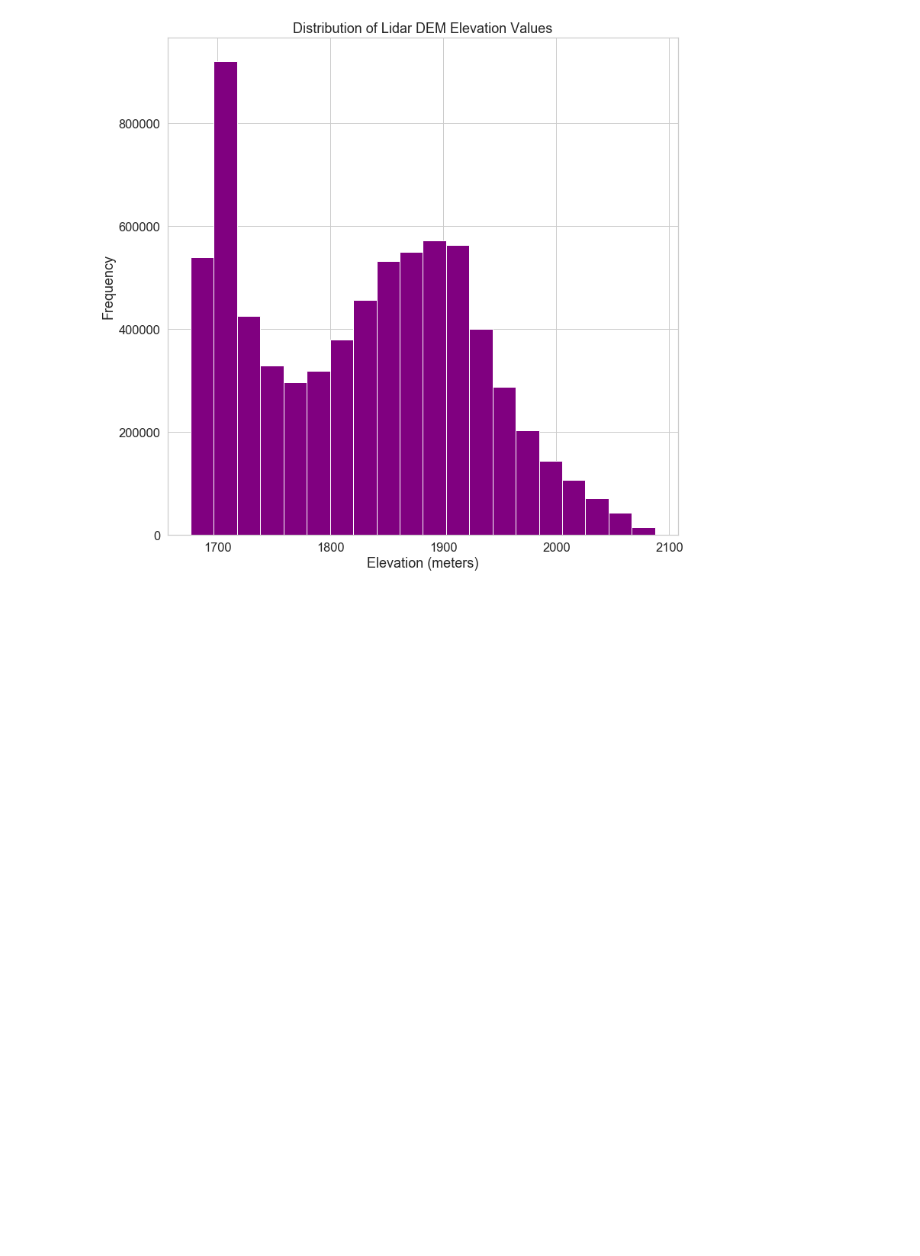
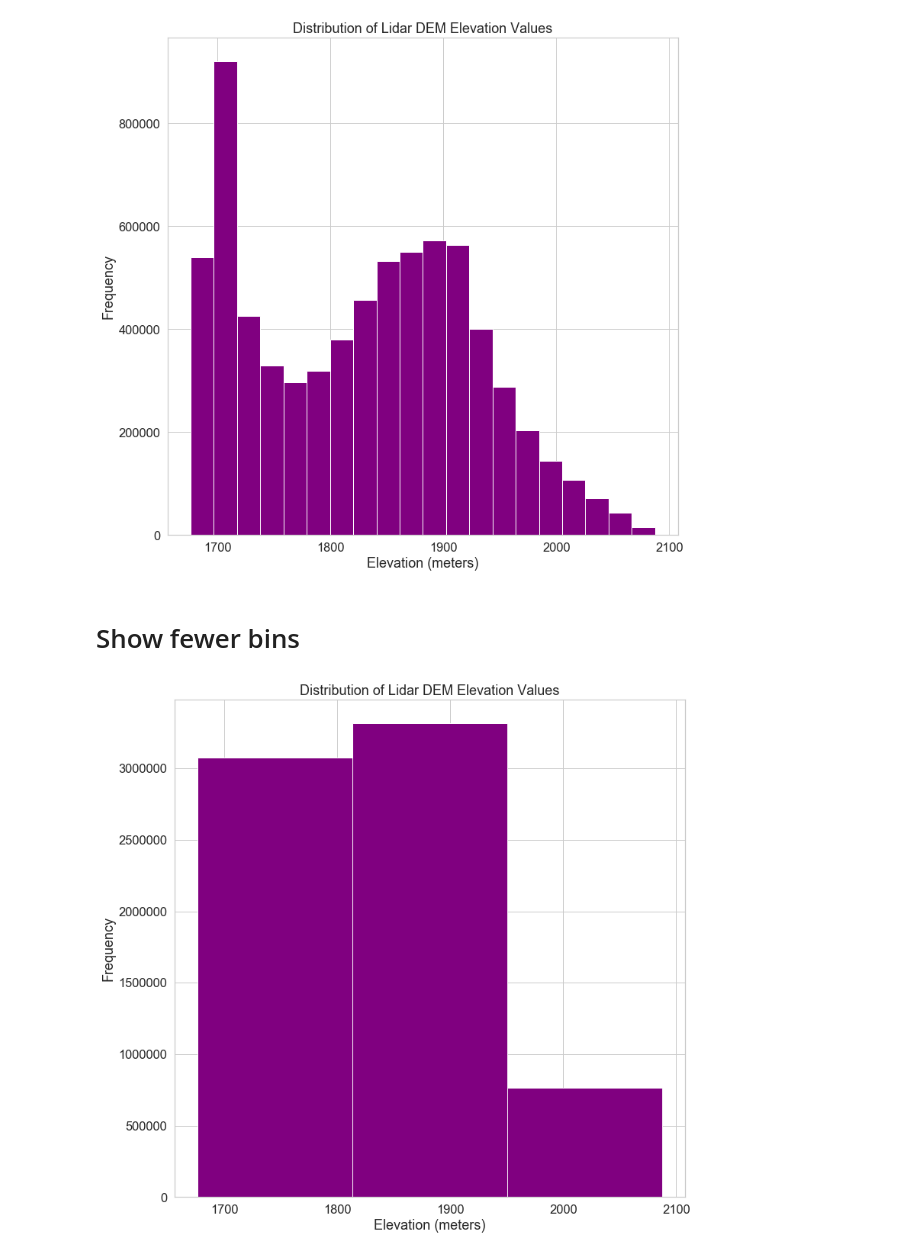
Before and after one commit to SeriousHyena/Colorado_Flood_geotif_Lesson, a Jupyter notebook: Spatial_Raster_Metadata.ipynb, the cells around one changed output. Cells and saved outputs as stored; diff of their text form; code cells hidden in the pictures; blank space fills up the shorter version.

```diff
--- a/Spatial_Raster_Metadata.ipynb
+++ b/Spatial_Raster_Metadata.ipynb
@@ -114,3 +114,14 @@ ep.hist(lidar_dem_im, colors=['purple'],
 plt.show()
 # %% [output]
 [figure]
+# %% [markdown]
+# Show fewer bins
+# %%
+ep.hist(lidar_dem_im, colors=['purple'],
+        title="Distribution of Lidar DEM Elevation Values",
+        xlabel='Elevation (meters)',
+        ylabel='Frequency',
+        bins=3)
+plt.show()
+# %% [output]
+[figure, added]
```
Also changed, not shown: parts of 1 cell of this notebook.
